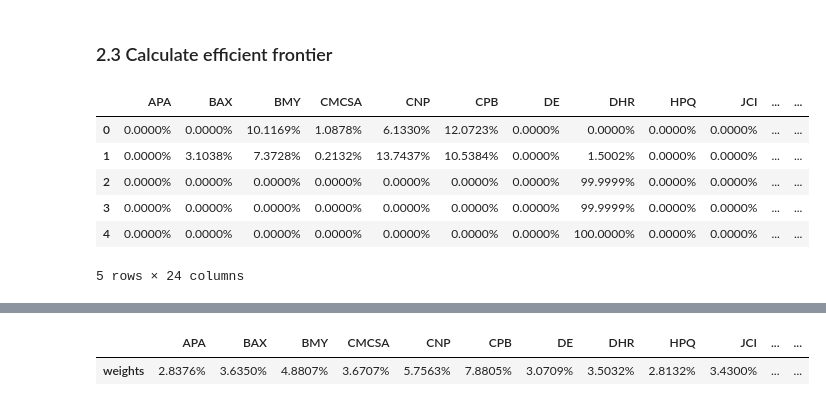
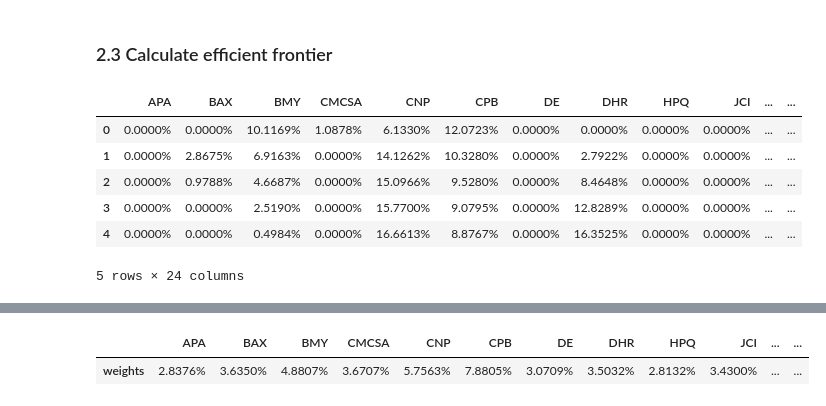
Before and after one commit to dcajasn/Riskfolio-Lib, a Jupyter notebook: examples/Tutorial 15.ipynb, the cells around one changed output, grey strips where cells are left out. Saved outputs shown, nothing was run; the diff lists cells and outputs as text; code cells hidden in the pictures.

```diff
--- a/examples/Tutorial 15.ipynb
+++ b/examples/Tutorial 15.ipynb
@@ -117,18 +137,18 @@ ax = plf.plot_pie(w=w, title='Sharpe Mean - Entropic Value at Risk', others=0.05
 # %% [markdown]
 ### 2.3 Calculate efficient frontier
 # %%
-points = 50 # Number of points of the frontier
+points = 40 # Number of points of the frontier
 
 frontier = port.efficient_frontier(model=model, rm=rm, points=points, rf=rf, hist=hist)
 
 display(frontier.T.head())
 # %% [output]
 |  | APA | BAX | BMY | CMCSA | CNP | CPB | DE | DHR | HPQ | JCI | ... | ... |
 | 0 | 0.0000% | 0.0000% | 10.1169% | 1.0878% | 6.1330% | 12.0723% | 0.0000% | 0.0000% | 0.0000% | 0.0000% | ... | ... |
-| 1 | 0.0000% | 3.1038% | 7.3728% | 0.2132% | 13.7437% | 10.5384% | 0.0000% | 1.5002% | 0.0000% | 0.0000% | ... | ... |
-| 2 | 0.0000% | 0.0000% | 0.0000% | 0.0000% | 0.0000% | 0.0000% | 0.0000% | 99.9999% | 0.0000% | 0.0000% | ... | ... |
-| 3 | 0.0000% | 0.0000% | 0.0000% | 0.0000% | 0.0000% | 0.0000% | 0.0000% | 99.9999% | 0.0000% | 0.0000% | ... | ... |
-| 4 | 0.0000% | 0.0000% | 0.0000% | 0.0000% | 0.0000% | 0.0000% | 0.0000% | 100.0000% | 0.0000% | 0.0000% | ... | ... |
+| 1 | 0.0000% | 2.8675% | 6.9163% | 0.0000% | 14.1262% | 10.3280% | 0.0000% | 2.7922% | 0.0000% | 0.0000% | ... | ... |
+| 2 | 0.0000% | 0.9788% | 4.6687% | 0.0000% | 15.0966% | 9.5280% | 0.0000% | 8.4648% | 0.0000% | 0.0000% | ... | ... |
+| 3 | 0.0000% | 0.0000% | 2.5190% | 0.0000% | 15.7700% | 9.0795% | 0.0000% | 12.8289% | 0.0000% | 0.0000% | ... | ... |
+| 4 | 0.0000% | 0.0000% | 0.4984% | 0.0000% | 16.6613% | 8.8767% | 0.0000% | 16.3525% | 0.0000% | 0.0000% | ... | ... |
 5 rows × 24 columns
 # %%
 # Plotting the efficient frontier
```
Also changed, not shown: parts of 5 cells of this notebook, 7 other files.
